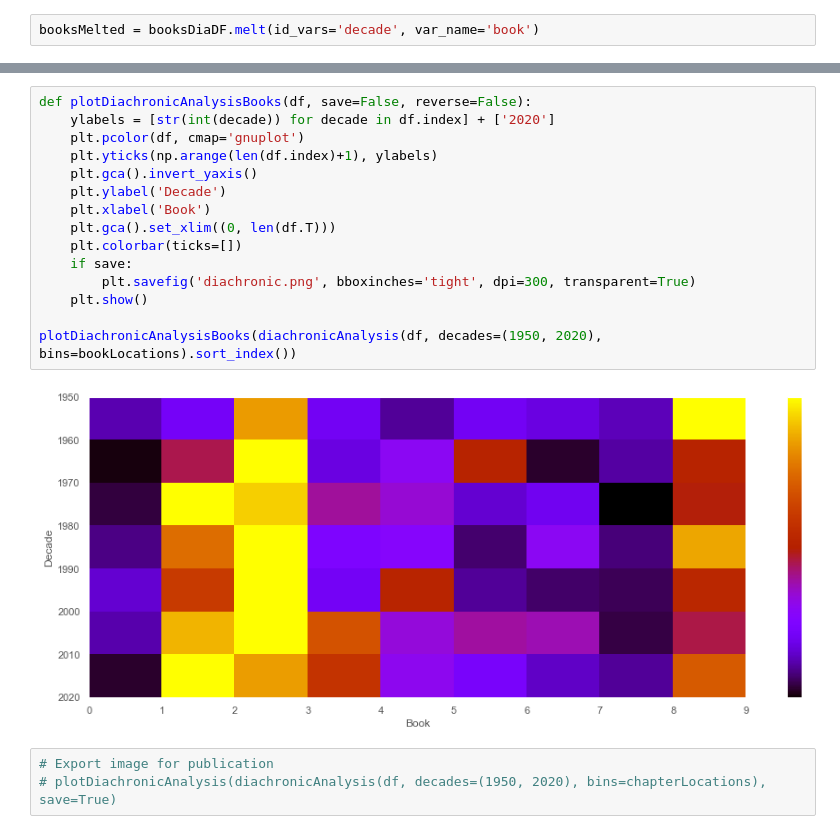
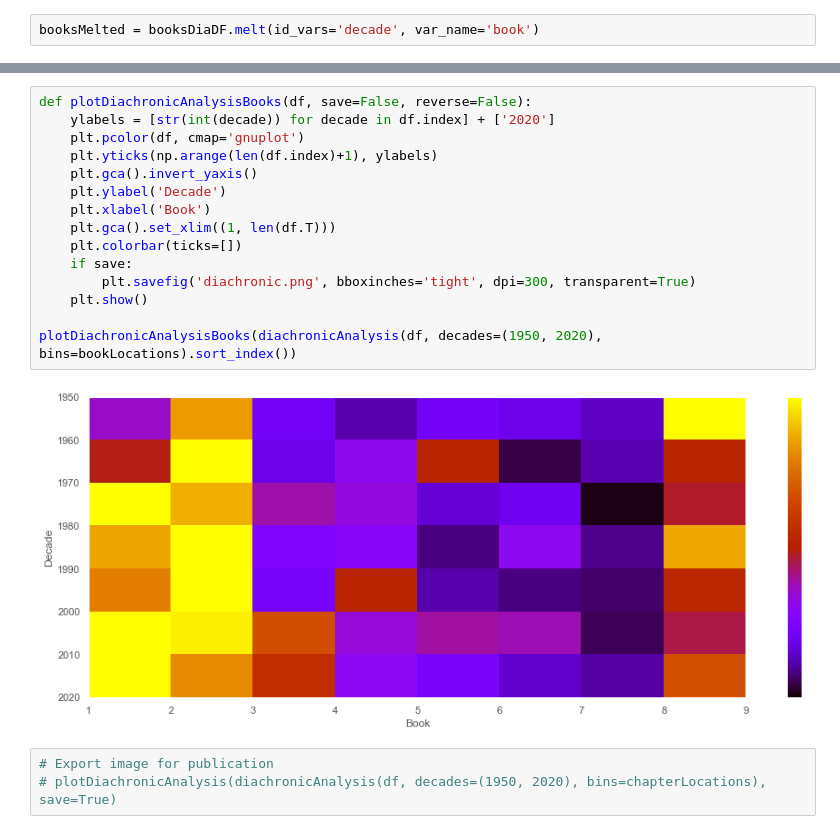
Before and after one commit to lit-mod-viz/middlemarch-critical-histories, a Jupyter notebook: notebooks/jstor-analysis.ipynb, the cells around one changed output, grey strips where cells are left out. Drawn from its saved outputs; the diff is of its cells as text.

Commit message:
updated visualizations

```diff
--- a/notebooks/jstor-analysis.ipynb
+++ b/notebooks/jstor-analysis.ipynb
@@ -526,20 +689,20 @@ alt.Chart(booksMelted).mark_circle().encode(x='book:O', y='decade:O', size='valu
 # %%
 def plotDiachronicAnalysisBooks(df, save=False, reverse=False):
     ylabels = [str(int(decade)) for decade in df.index] + ['2020']
     plt.pcolor(df, cmap='gnuplot')
     plt.yticks(np.arange(len(df.index)+1), ylabels)
     plt.gca().invert_yaxis()
     plt.ylabel('Decade')
     plt.xlabel('Book')
-    plt.gca().set_xlim((0, len(df.T)))
+    plt.gca().set_xlim((1, len(df.T)))
     plt.colorbar(ticks=[])
     if save:
         plt.savefig('diachronic.png', bboxinches='tight', dpi=300, transparent=True)
     plt.show()
 
 plotDiachronicAnalysisBooks(diachronicAnalysis(df, decades=(1950, 2020), bins=bookLocations).sort_index())
 # %% [output]
-[figure, old version]
+[figure, new version]
 # %%
 # Export image for publication
 # plotDiachronicAnalysis(diachronicAnalysis(df, decades=(1950, 2020), bins=chapterLocations), save=True)
```
Also changed, not shown: parts of 65 cells of this notebook, 2 other files.
